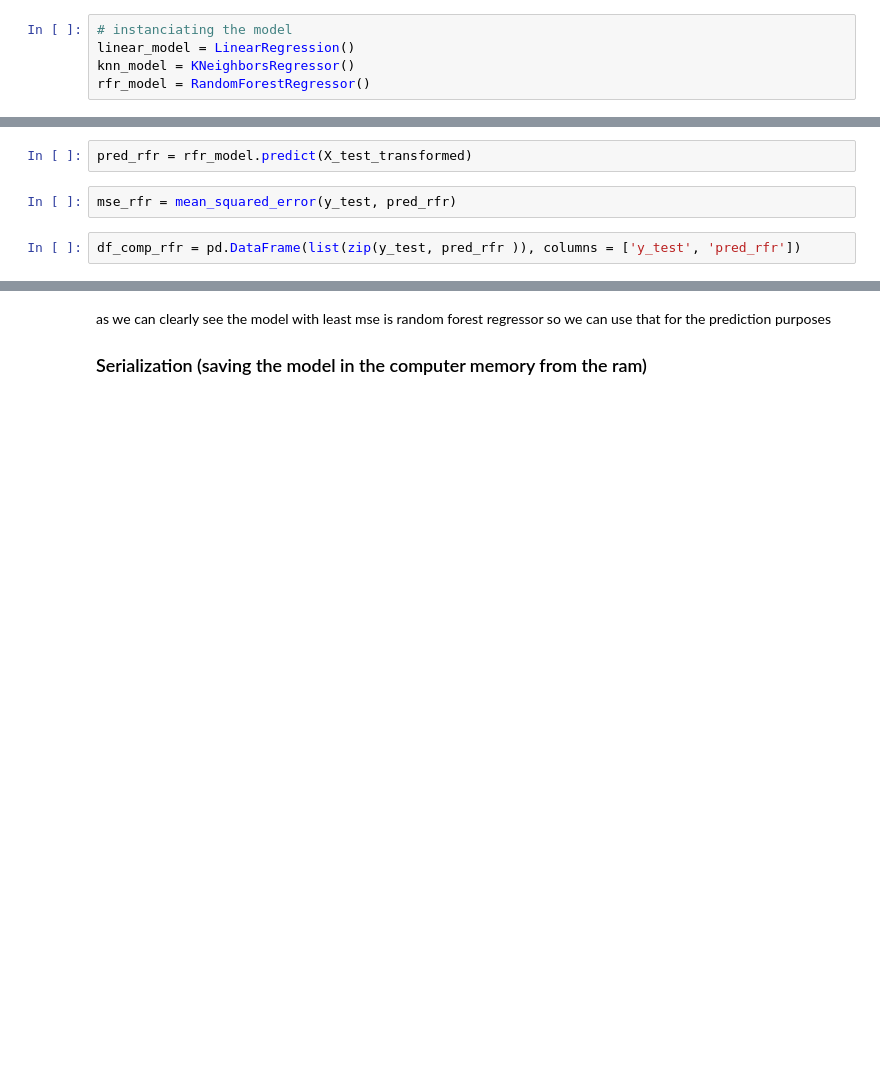
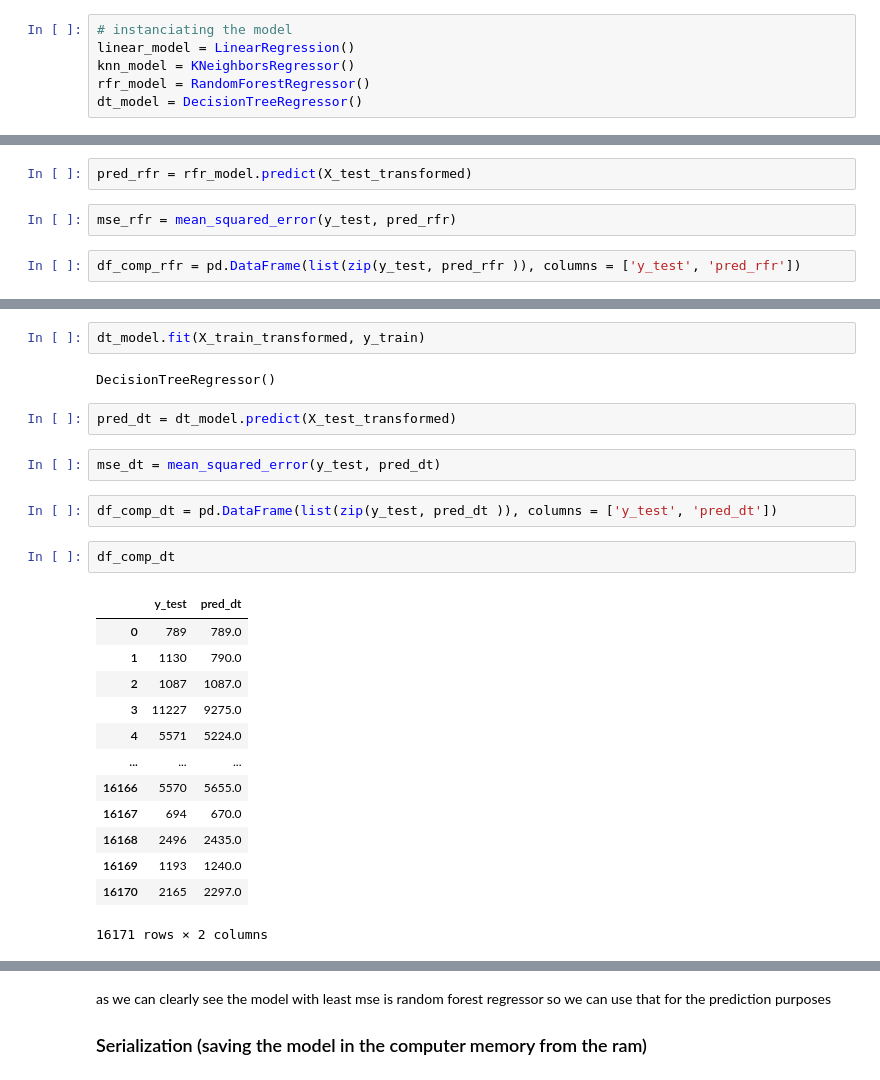
Before and after one commit to AdilGeelani/Innomatics_Internship_july_2022, a Jupyter notebook: innomatics_internship_july_2022/Machine Learning/Task-2 streamlit application/Diamond price predictor.ipynb, the cells around one changed output, grey strips where cells are left out. Drawn from its saved outputs; the diff is of its cells as text; blank space fills up the shorter version.

```diff
--- a/innomatics_internship_july_2022/Machine Learning/Task-2 streamlit application/Diamond price predictor.ipynb
+++ b/innomatics_internship_july_2022/Machine Learning/Task-2 streamlit application/Diamond price predictor.ipynb
@@ -476,6 +491,7 @@ from sklearn.metrics import mean_squared_error
 linear_model = LinearRegression()
 knn_model = KNeighborsRegressor()
 rfr_model = RandomForestRegressor()
+dt_model = DecisionTreeRegressor()
 # %%
 # fitting the linear regressor
 linear_model.fit(X_train_transformed, y_train)
@@ -563 +579,27 @@ df_comp_rfr
 16171 rows × 2 columns
+# %%
+dt_model.fit(X_train_transformed, y_train)
+# %% [output]
+DecisionTreeRegressor()
+# %%
+pred_dt = dt_model.predict(X_test_transformed)
+# %%
+mse_dt = mean_squared_error(y_test, pred_dt)
+# %%
+df_comp_dt = pd.DataFrame(list(zip(y_test, pred_dt )), columns = ['y_test', 'pred_dt'])
+# %%
+df_comp_dt
+# %% [output]
+|  | y_test | pred_dt |
+| 0 | 789 | 789.0 |
+| 1 | 1130 | 790.0 |
+| 2 | 1087 | 1087.0 |
+| 3 | 11227 | 9275.0 |
+| 4 | 5571 | 5224.0 |
+| ... | ... | ... |
+| 16166 | 5570 | 5655.0 |
+| 16167 | 694 | 670.0 |
+| 16168 | 2496 | 2435.0 |
+| 16169 | 1193 | 1240.0 |
+| 16170 | 2165 | 2297.0 |
+16171 rows × 2 columns
```
Also changed, not shown: parts of 16 cells of this notebook, 11 other files.
